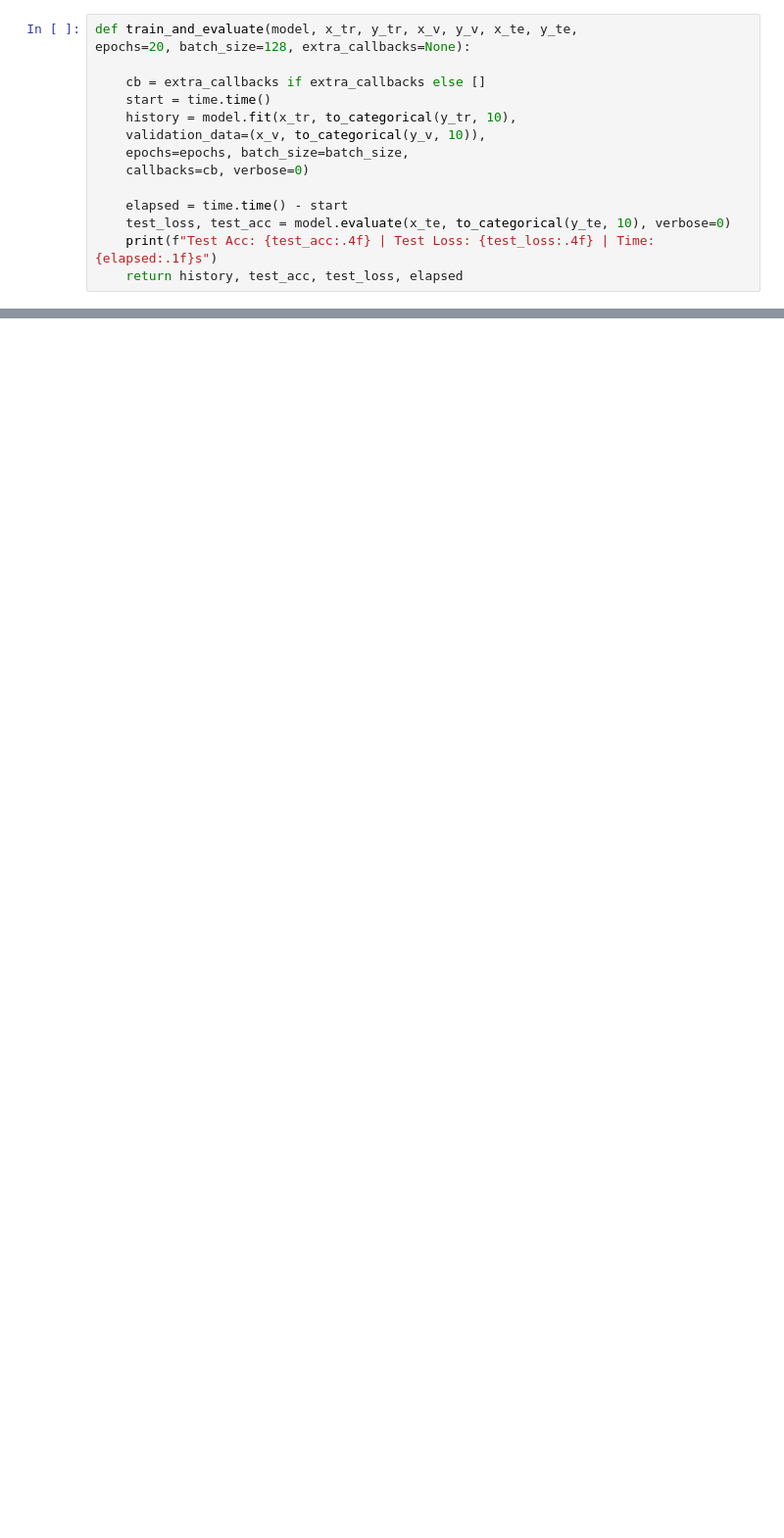
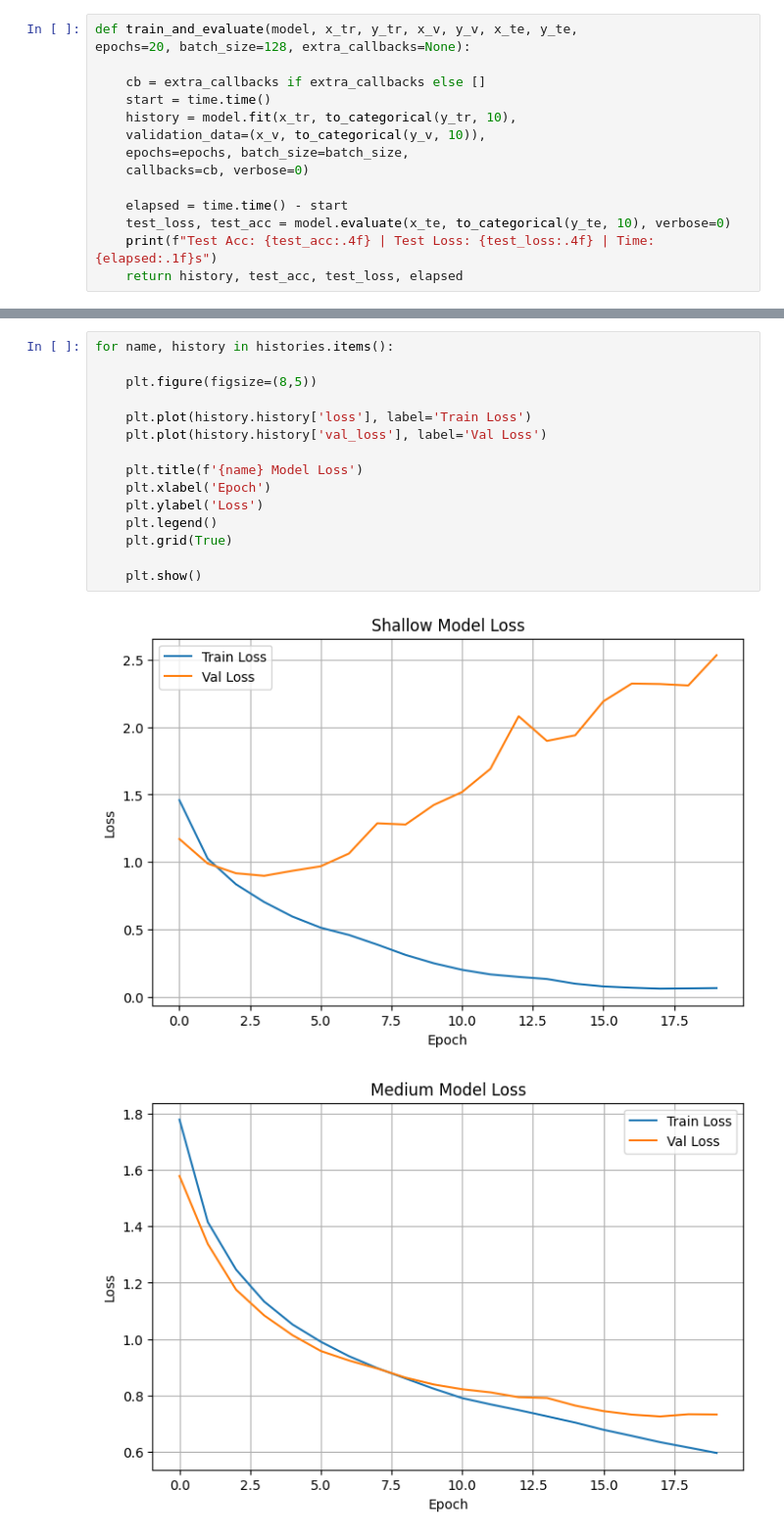
Before and after one commit to moaaz-mohamedd/CNN-Architecture, a Jupyter notebook: CNN_Architecture.ipynb, the cells around one changed output, grey strips where cells are left out. Shown at 98% size. Cells and saved outputs as stored; diff of their text form; blank space fills up the shorter version.

```diff
--- a/CNN_Architecture.ipynb
+++ b/CNN_Architecture.ipynb
@@ -58,0 +372,18 @@ def plot_curves(histories, labels, metric='val_accuracy', title='', ylabel=''):
+# %%
+for name, history in histories.items():
+
+    plt.figure(figsize=(8,5))
+
+    plt.plot(history.history['loss'], label='Train Loss')
+    plt.plot(history.history['val_loss'], label='Val Loss')
+
+    plt.title(f'{name} Model Loss')
+    plt.xlabel('Epoch')
+    plt.ylabel('Loss')
+    plt.legend()
+    plt.grid(True)
+
+    plt.show()
+# %% [output]
+[figure, added]
+[figure, added]
```
Also changed, not shown: parts of 12 cells of this notebook.
